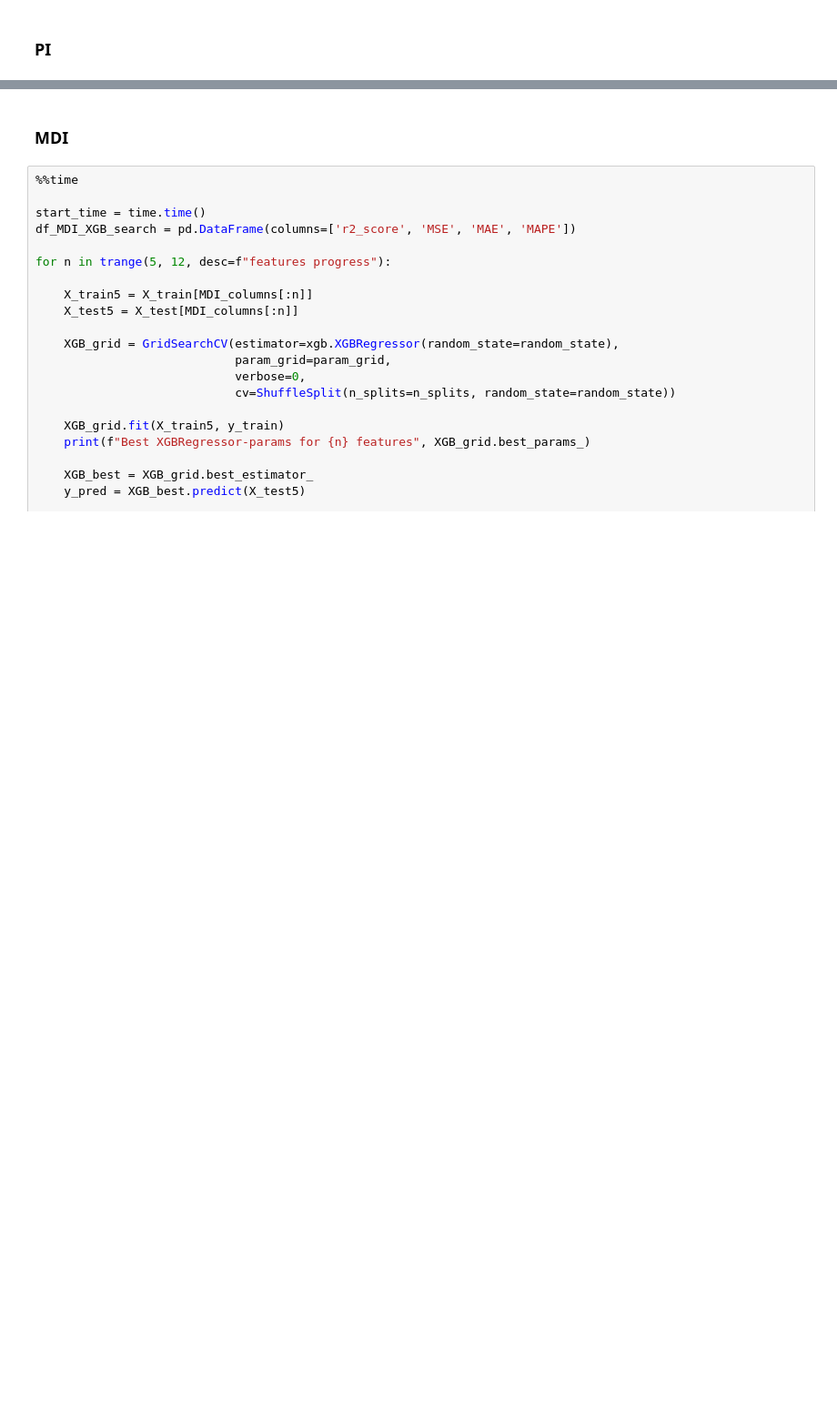
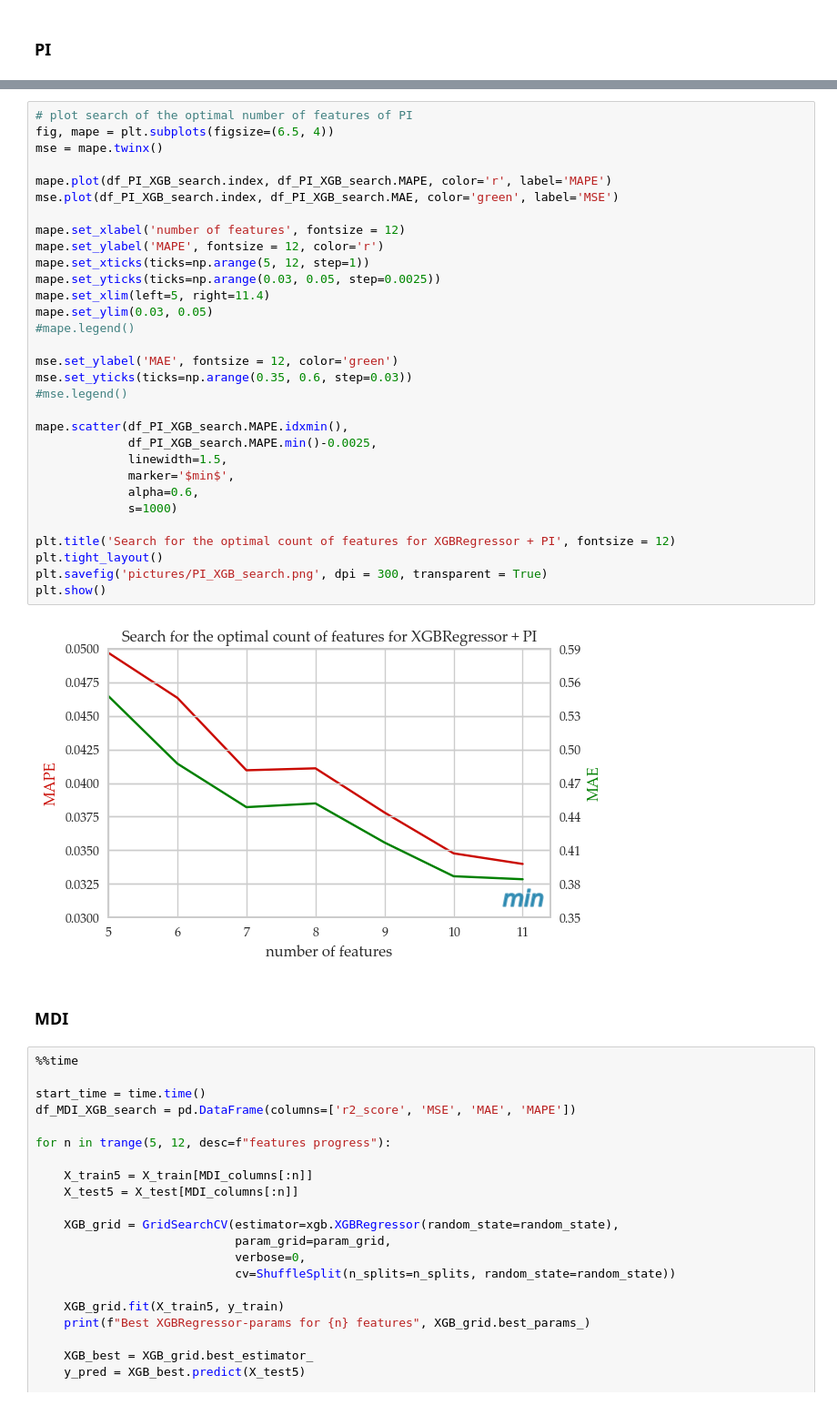
Before and after one commit to caapel/SOFC, a Jupyter notebook: SOFC_analisys.ipynb, the cells around one changed output, grey strips where cells are left out. Shown at 91% size. Saved outputs shown, nothing was run; the diff lists cells and outputs as text; blank space fills up the shorter version.

```diff
--- a/SOFC_analisys.ipynb
+++ b/SOFC_analisys.ipynb
@@ -747,3 +742,36 @@ plt.show()
+# %%
+# plot search of the optimal number of features of PI
+fig, mape = plt.subplots(figsize=(6.5, 4))
+mse = mape.twinx()
+
+mape.plot(df_PI_XGB_search.index, df_PI_XGB_search.MAPE, color='r', label='MAPE')
+mse.plot(df_PI_XGB_search.index, df_PI_XGB_search.MAE, color='green', label='MSE')
+
+mape.set_xlabel('number of features', fontsize = 12)
+mape.set_ylabel('MAPE', fontsize = 12, color='r')
+mape.set_xticks(ticks=np.arange(5, 12, step=1))
+mape.set_yticks(ticks=np.arange(0.03, 0.05, step=0.0025))
+mape.set_xlim(left=5, right=11.4)
+mape.set_ylim(0.03, 0.05)
+#mape.legend()
+
+mse.set_ylabel('MAE', fontsize = 12, color='green')
+mse.set_yticks(ticks=np.arange(0.35, 0.6, step=0.03))
+#mse.legend()
+
+mape.scatter(df_PI_XGB_search.MAPE.idxmin(),
+             df_PI_XGB_search.MAPE.min()-0.0025,
+             linewidth=1.5,
+             marker='$min$',
+             alpha=0.6,
+             s=1000)
+
+plt.title('Search for the optimal count of features for XGBRegressor + PI', fontsize = 12)
+plt.tight_layout()
+plt.savefig('pictures/PI_XGB_search.png', dpi = 300, transparent = True)
+plt.show()
+# %% [output]
+[figure, added]
 # %% [markdown]
 ### MDI
 # %%
```
Also changed, not shown: parts of 39 cells of this notebook, 1 other file.
